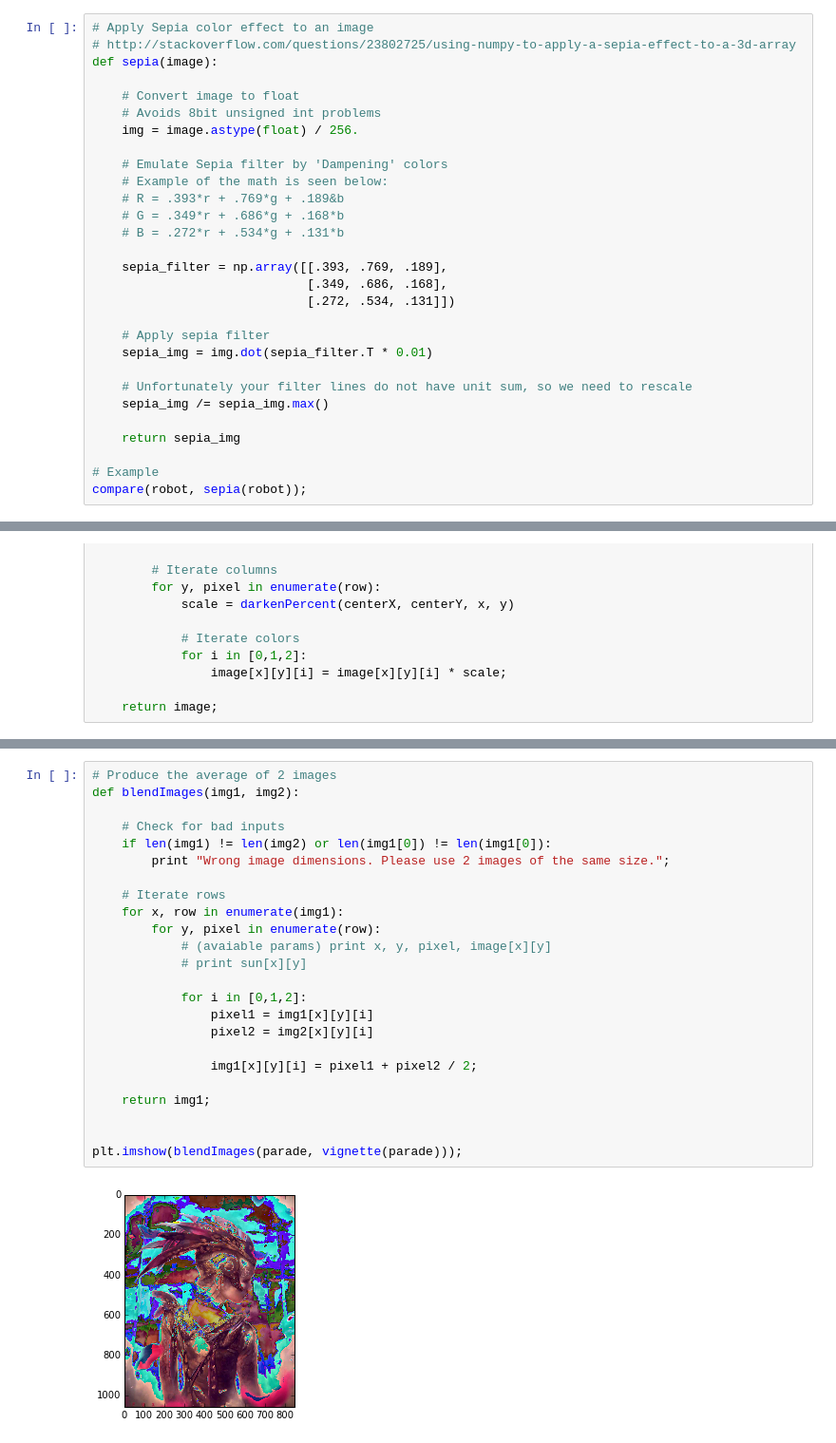
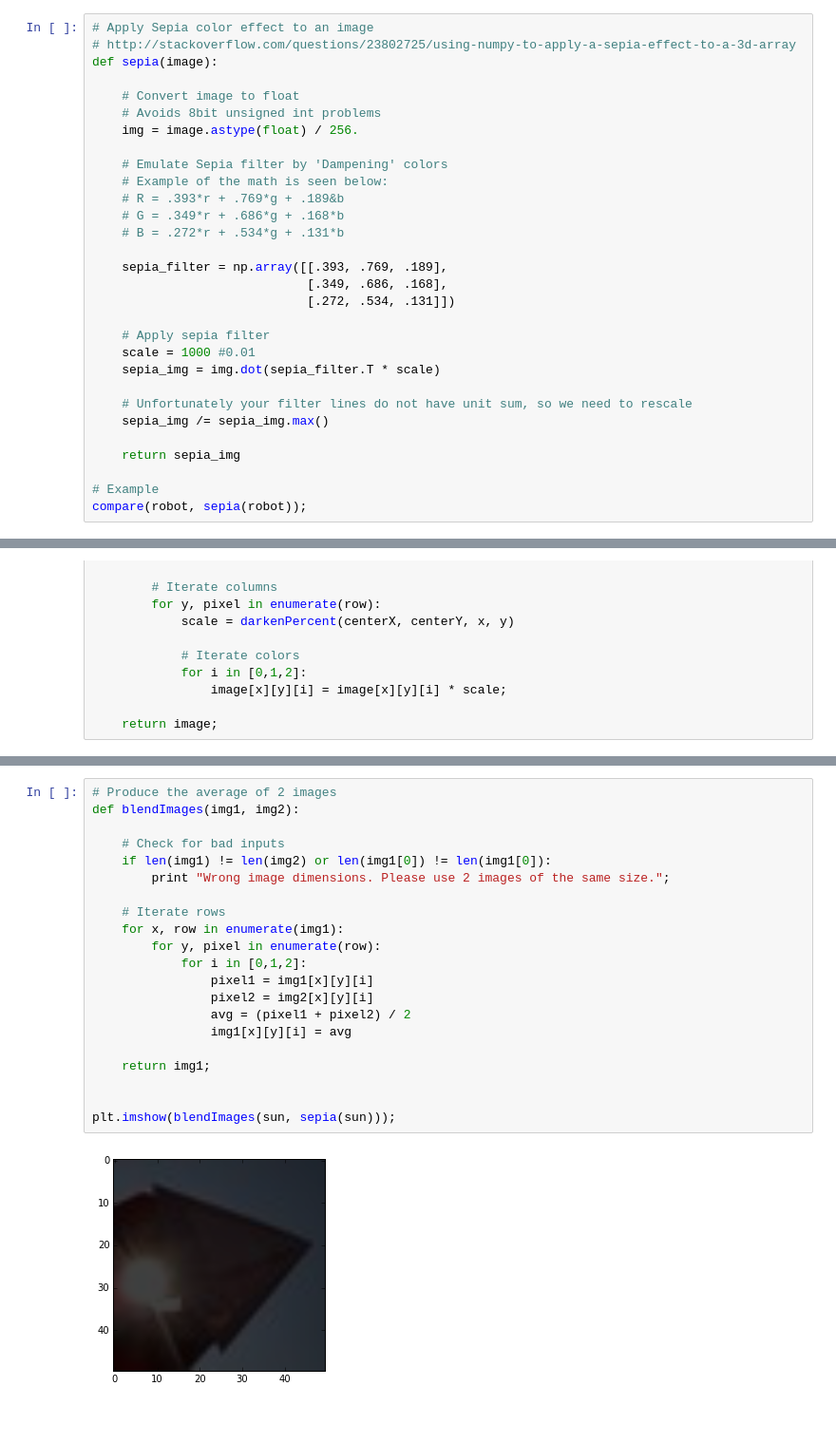
Before and after one commit to alexjohnson505/image-filter, a Jupyter notebook: image-filter.ipynb, the cells around one changed output, grey strips where cells are left out. Shown at 95% size. Drawn from its saved outputs; the diff is of its cells as text; blank space fills up the shorter version.

```diff
--- a/image-filter.ipynb
+++ b/image-filter.ipynb
@@ -89,7 +89,8 @@ def sepia(image):
                              [.272, .534, .131]])
 
     # Apply sepia filter
-    sepia_img = img.dot(sepia_filter.T * 0.01)
+    scale = 1000 #0.01
+    sepia_img = img.dot(sepia_filter.T * scale)
 
     # Unfortunately your filter lines do not have unit sum, so we need to rescale
     sepia_img /= sepia_img.max()
@@ -157,26 +159,23 @@ plt.imshow(vignette(parade));
 # %%
 # Produce the average of 2 images
 def blendImages(img1, img2):
 
     # Check for bad inputs
     if len(img1) != len(img2) or len(img1[0]) != len(img1[0]):
         print "Wrong image dimensions. Please use 2 images of the same size.";
 
     # Iterate rows
     for x, row in enumerate(img1):
         for y, pixel in enumerate(row):
-            # (avaiable params) print x, y, pixel, image[x][y]
-            # print sun[x][y]
-
             for i in [0,1,2]:
                 pixel1 = img1[x][y][i]
                 pixel2 = img2[x][y][i]
-
-                img1[x][y][i] = pixel1 + pixel2 / 2;
+                avg = (pixel1 + pixel2) / 2
+                img1[x][y][i] = avg
 
     return img1;
 
 
-plt.imshow(blendImages(parade, vignette(parade)));
+plt.imshow(blendImages(sun, sepia(sun)));
 # %% [output]
-[figure, old version]
+[figure, new version]
```
Also changed, not shown: parts of 4 cells of this notebook.
